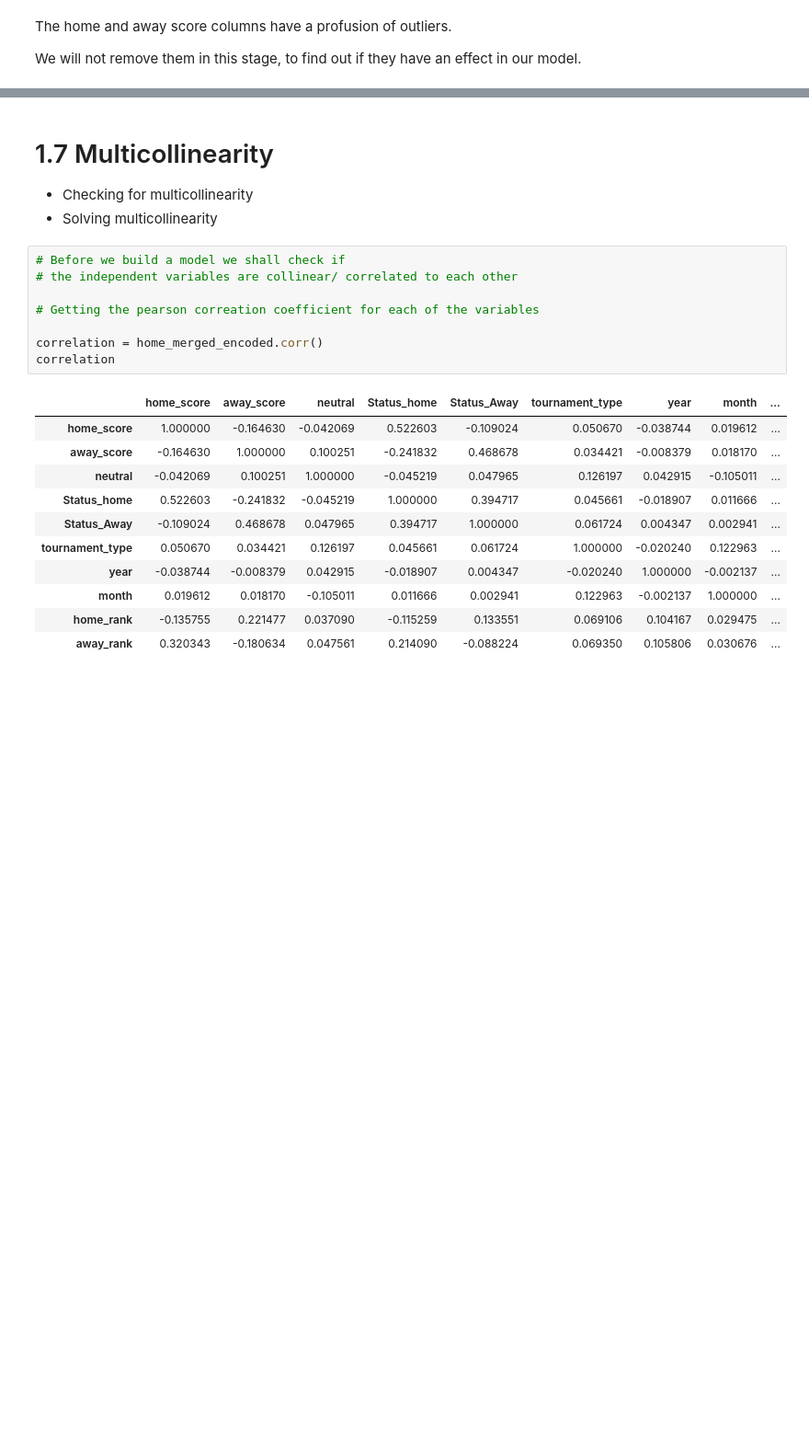
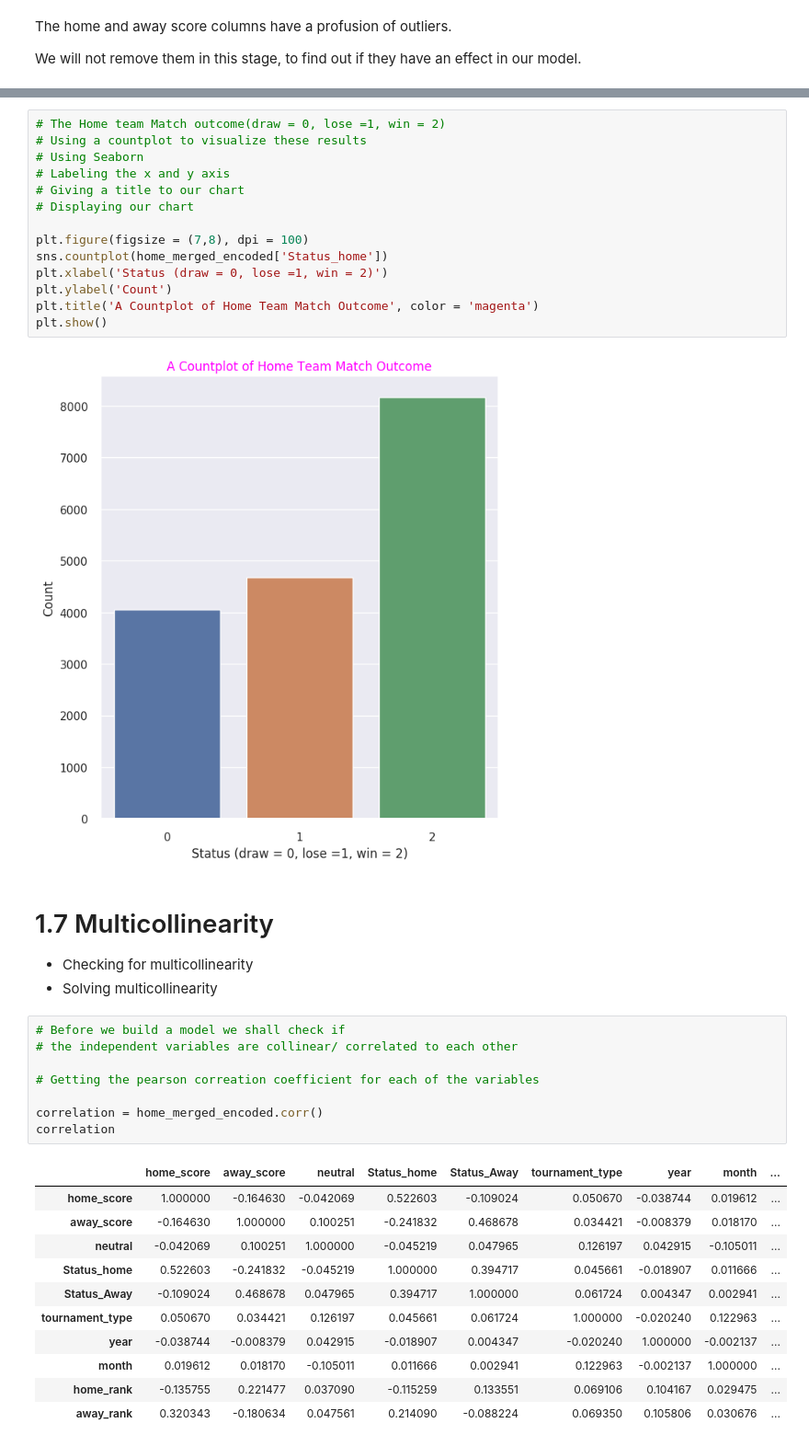
Before and after one commit to JOSEPHINEGEND/A-Python-Project-Predicting-the-results-of-a-football-game, a Jupyter notebook: A_Python_Project_Predicting_the_Results_of_a_Football_Game_.ipynb, the cells around one changed output, grey strips where cells are left out. Shown at 92% size. Saved outputs shown, nothing was run; the diff lists cells and outputs as text; blank space fills up the shorter version.

```diff
--- a/A_Python_Project_Predicting_the_Results_of_a_Football_Game_.ipynb
+++ b/A_Python_Project_Predicting_the_Results_of_a_Football_Game_.ipynb
@@ -647,3 +684,19 @@ We will not remove them in this stage, to find out if they have an effect in our
+# %%
+# The Home team Match outcome(draw = 0, lose =1, win = 2)
+# Using a countplot to visualize these results
+# Using Seaborn
+# Labeling the x and y axis
+# Giving a title to our chart
+# Displaying our chart
+
+plt.figure(figsize = (7,8), dpi = 100)
+sns.countplot(home_merged_encoded['Status_home'])
+plt.xlabel('Status (draw = 0, lose =1, win = 2)')
+plt.ylabel('Count')
+plt.title('A Countplot of Home Team Match Outcome', color = 'magenta')
+plt.show()
+# %% [output]
+[figure, added]
 # %% [markdown]
 # 1.7 Multicollinearity
  * Checking for multicollinearity
```
Also changed, not shown: parts of 12 cells of this notebook.
